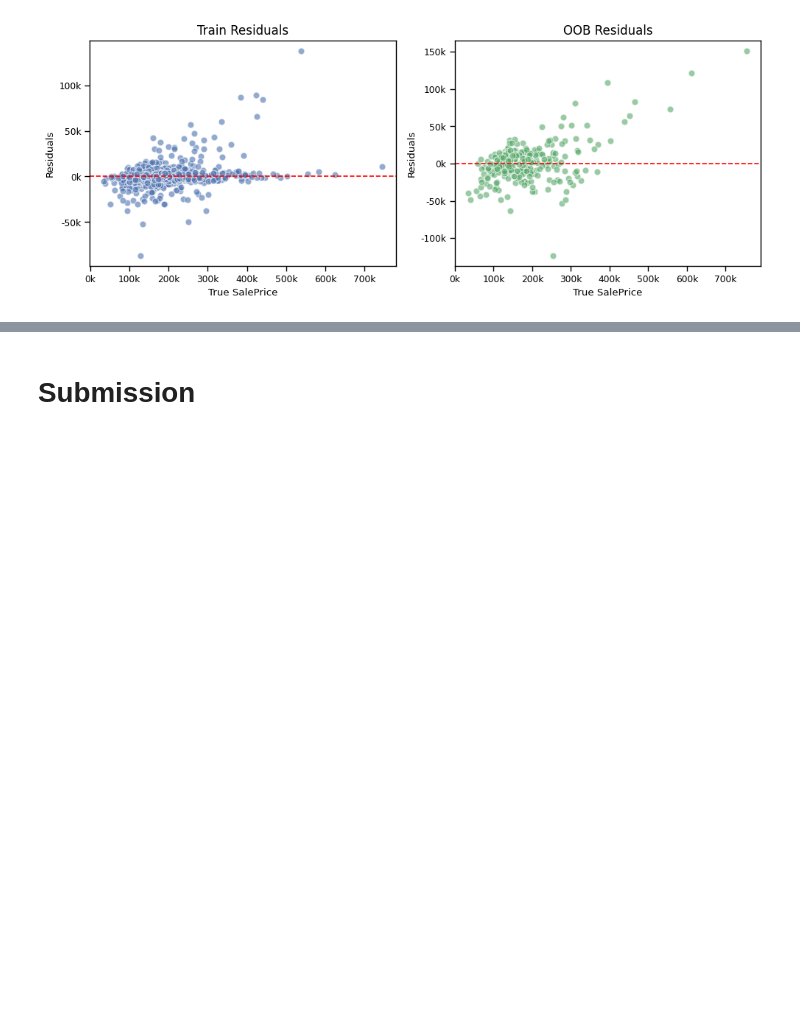
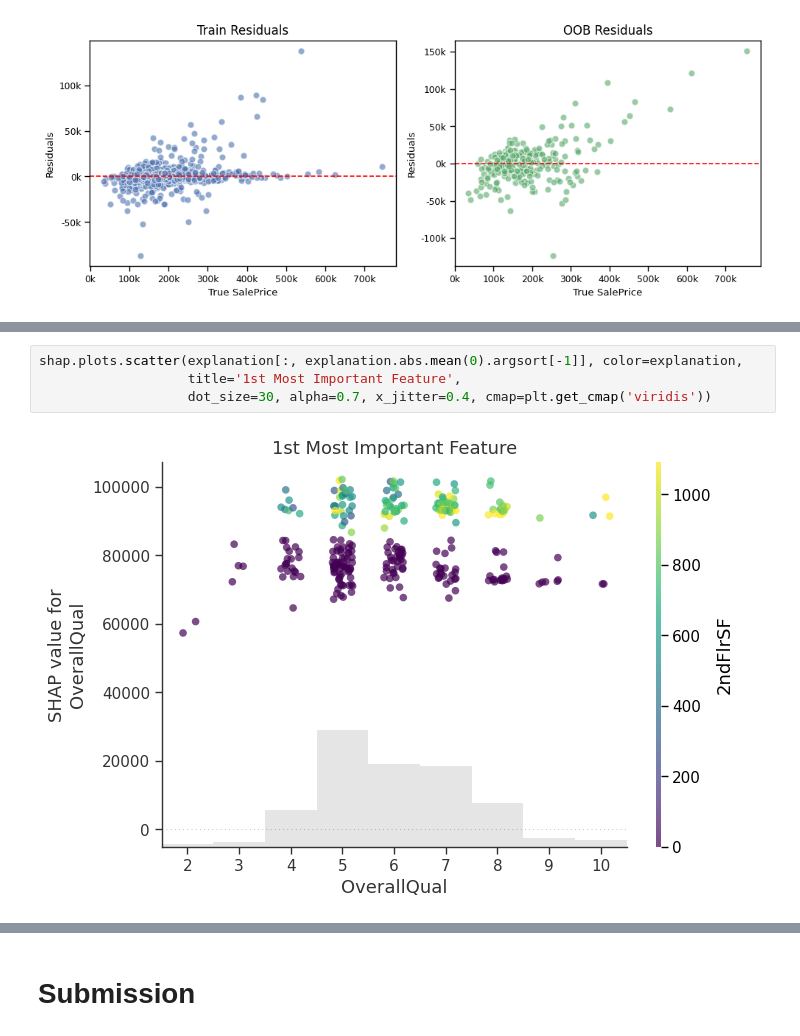
Before and after one commit to PeeteKeesel/kaggle-verse, a Jupyter notebook: competition-house-price-prediction.ipynb, the cells around one changed output, grey strips where cells are left out. Cells and saved outputs as stored; diff of their text form; blank space fills up the shorter version.

```diff
--- a/competition-house-price-prediction.ipynb
+++ b/competition-house-price-prediction.ipynb
@@ -504,0 +546,6 @@ plot_residuals(y_train, y_pred_train, y_oob, y_pred_oob)
+# %%
+shap.plots.scatter(explanation[:, explanation.abs.mean(0).argsort[-1]], color=explanation,
+                   title='1st Most Important Feature',
+                   dot_size=30, alpha=0.7, x_jitter=0.4, cmap=plt.get_cmap('viridis'))
+# %% [output]
+[figure, added]
```
Also changed, not shown: parts of 19 cells of this notebook.
